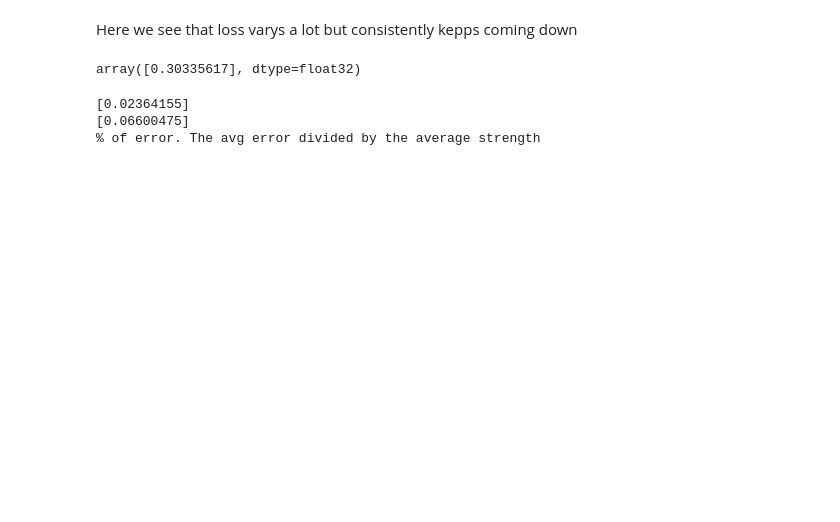
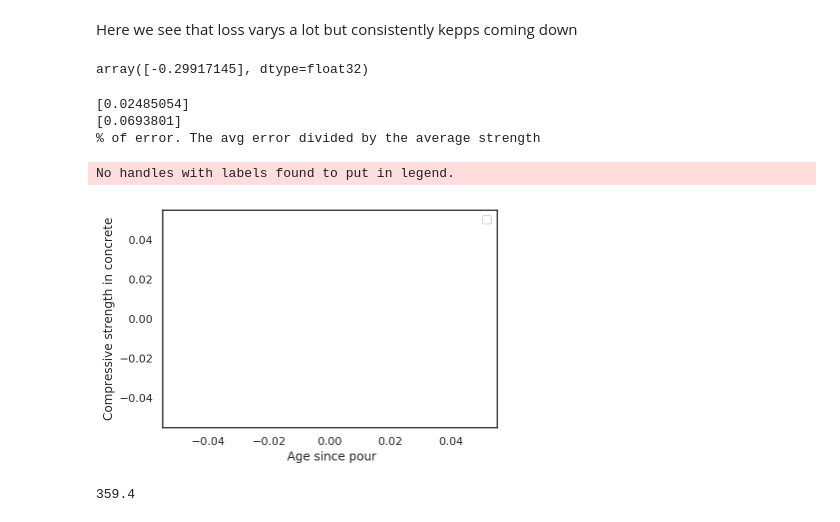
Before and after one commit to ssreekanth2000/project3, a Jupyter notebook: project3.ipynb, the cells around one changed output. Cells and saved outputs as stored; diff of their text form; code cells hidden in the pictures; blank space fills up the shorter version.

```diff
--- a/project3.ipynb
+++ b/project3.ipynb
@@ -502,7 +504,7 @@ Epoch 900/1000
 # %% [markdown]
 Now lets choose the weights file which was last saved. This was last done when we saw an improvement in loss.
 # %%
-wights_file = 'Weights-1831--0.06837.hdf5'
+wights_file = 'Weights-898--0.06734.hdf5'
 # %% [markdown]
 We shall now use those weights in our nueral net.
 # %%
@@ -537,7 +539,7 @@ Here we see that loss varys a lot but consistently kepps coming down
 # %%
 test.iat[0,8]-predictions[0]
 # %% [output]
-array([0.30335617], dtype=float32)
+array([-0.29917145], dtype=float32)
 # %%
 i=0
 avg=0
@@ -550,6 +552,34 @@ print(avg/i)
 print((avg/i)/df.strength.mean()*100)
 print ("% of error. The avg error divided by the average strength")
 # %% [output]
-[0.02364155]
-[0.06600475]
+[0.02485054]
+[0.0693801]
 % of error. The avg error divided by the average strength
+# %%
+
+df3 = pd.DataFrame()
+df3['Age'] = np.linspace(0, 200)
+df3['Age2']=df2['Age']**2
+df3['Fly_Ash']=55
+df3['Water']=180
+df3['Cement']=280
+
+df3['Coarse'] = 970
+df3['Fine']=780
+df3['Superplasticizer']=6
+df3['Slag']=70
+
+results = model.fit()
+predictions = NN_model.predict(df3)
+plt.plot(df3['Age'], predictions)
+
+plt.xlabel(' Age since pour')
+plt.ylabel('Compressive strength in concrete')
+plt.legend();
+# %% [output]
+No handles with labels found to put in legend.
+[figure, added]
+# %%
+df.Slag.max()
+# %% [output]
+359.4
```
Also changed, not shown: parts of 8 cells of this notebook, 10 other files.
